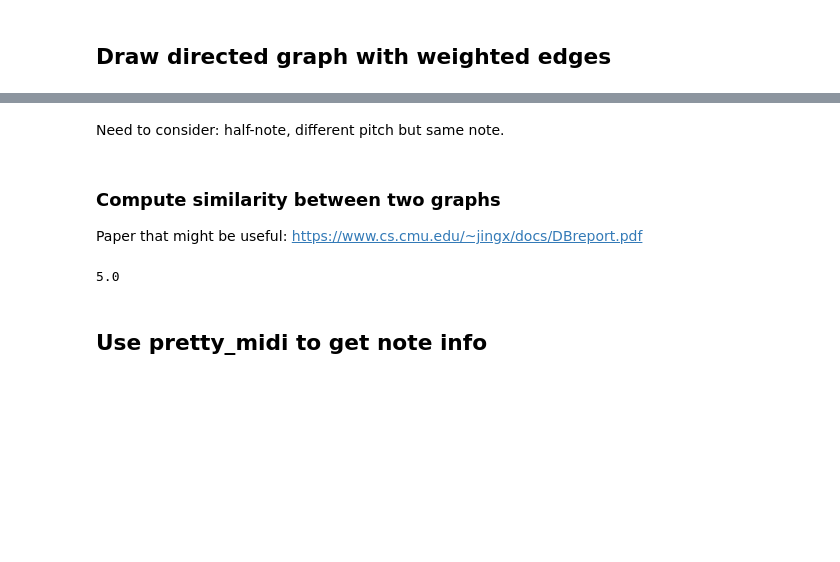
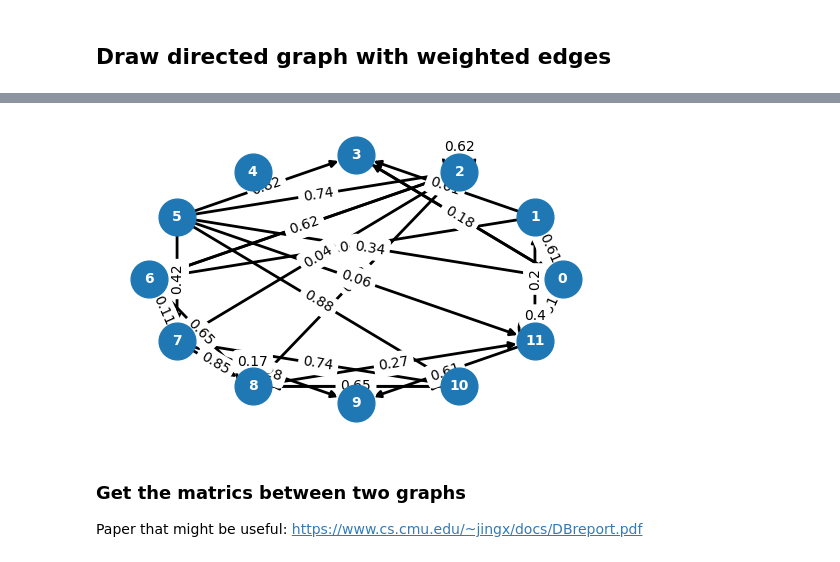
Before and after one commit to dziper/ECE227Tonnetz, a Jupyter notebook: networkx.ipynb, the cells around one changed output, grey strips where cells are left out. Saved outputs shown, nothing was run; the diff lists cells and outputs as text; code cells hidden in the pictures; blank space fills up the shorter version.

```diff
--- a/networkx.ipynb
+++ b/networkx.ipynb
@@ -186,18 +186,3 @@ plt.show()
 [figure]
 # %% [markdown]
 ## Draw directed graph with weighted edges
-# %%
-DG = nx.DiGraph()
-
-# Add node and edges
-nodes = [0, 1, 2, 3, 4, 5, 6, 7, 8, 9, 10, 11]
-edges = [(1, 1, 0.1), (2, 2, 0.1), (4, 2, 0.3), (5, 5, 0.2), (7, 5, 0.7), (7, 7, 0.3), (7, 9, 0.2)]
-DG.add_nodes_from(nodes)
-DG.add_weighted_edges_from(edges)
-
-# Draw a circular graph
-pos = nx.circular_layout(DG)
-nx.draw(DG, with_labels=True, pos=pos, node_color="red", node_size=700, font_color="white", font_size=10, font_weight="bold", width=2)
-
-edge_labels = {(u,v): d["weight"] for u,v,d in DG.edges(data=True)}
-nx.draw_networkx_edge_labels(DG, pos=pos, edge_labels=edge_labels, label_pos=0.5)
@@ -290,13 +189,39 @@ draw_circular_DG(TLS_1_DG)
-# %% [markdown]
-Need to consider: half-note, different pitch but same note.
+# %%
+class RandomDG:
+    def __init__(self, num_nodes: int = 12, num_edges: int = None):
+        self.DG = self.get_random_DG(num_nodes, num_edges)
+
+    def get_random_DG(self, num_nodes: int, num_edges:int = None) -> nx.classes.digraph.DiGraph:
+        if num_edges == None:
+            num_edges = np.random.randint(1, 50)
+        random_DG = nx.DiGraph()
+        nodes = np.arange(0, num_nodes)
+        random_edges = []
+        for i in range(num_edges):
+            random_two_nodes = np.random.choice(nodes, size=2)  # Randomly choose 2 nodes
+            random_weight = np.random.rand(1)
+            random_weight = np.around(random_weight, decimals=2)
+            random_edge = np.concatenate((random_two_nodes, random_weight))
+            random_edges.append(random_edge)
+
+        random_DG.add_nodes_from(nodes)
+        random_DG.add_weighted_edges_from(random_edges)
+
+        return random_DG
+
+    def draw(self, fig_size = (5, 3), node_size=700, font_size=10, edge_width=2, edge_font_size=10):
+        plt.figure(figsize=fig_size)
+        pos = nx.circular_layout(self.DG)
+        nx.draw(self.DG, with_labels=True, pos=pos, node_size=node_size, font_color="white", font_size=font_size, font_weight="bold", width=edge_width)
+        edge_labels = {(u,v): d["weight"] for u,v,d in self.DG.edges(data=True)}
+        nx.draw_networkx_edge_labels(self.DG, pos=pos, edge_labels=edge_labels, label_pos=0.5, font_size=edge_font_size)
+
+DG = RandomDG(num_nodes=12, num_edges=30)
+DG.draw()
+# %% [output]
+[figure, added]
 # %% [markdown]
-### Compute similarity between two graphs
+### Get the matrics between two graphs
 
 Paper that might be useful:
 https://www.cs.cmu.edu/~jingx/docs/DBreport.pdf
-# %%
-nx.graph_edit_distance(TLS_0_DG, TLS_1_DG)
-# %% [output]
-5.0
-# %% [markdown]
-## Use pretty_midi to get note info
```
Also changed, not shown: parts of 23 cells of this notebook, 7 other files.
